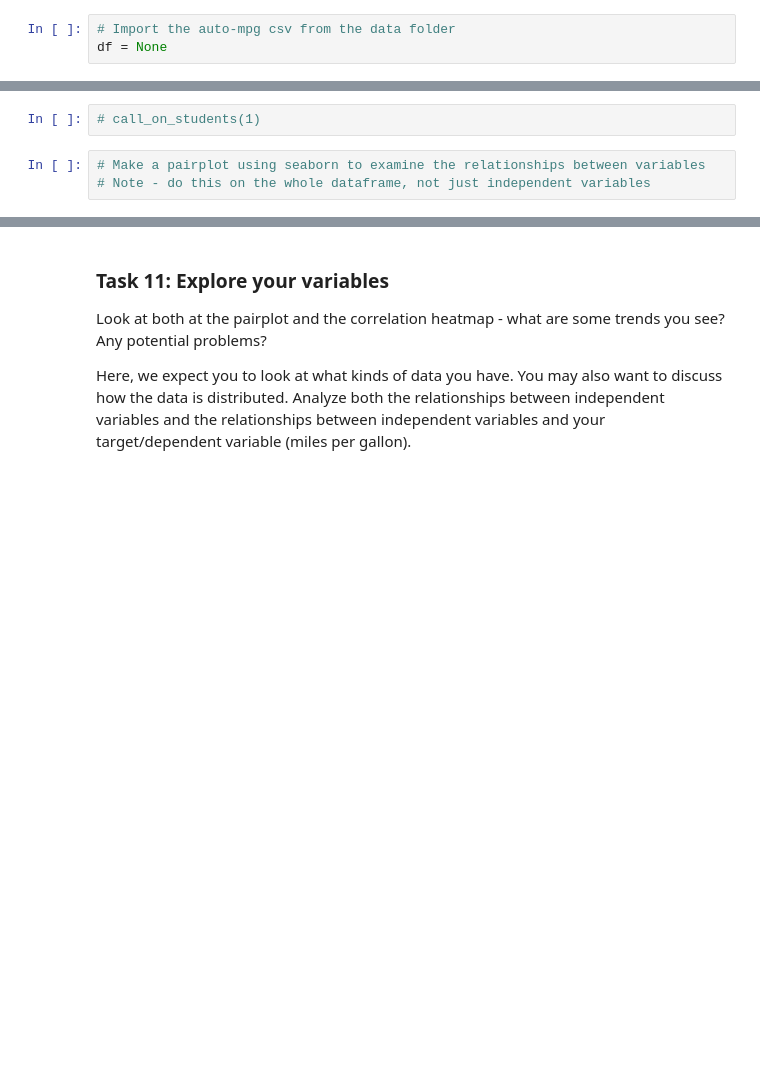
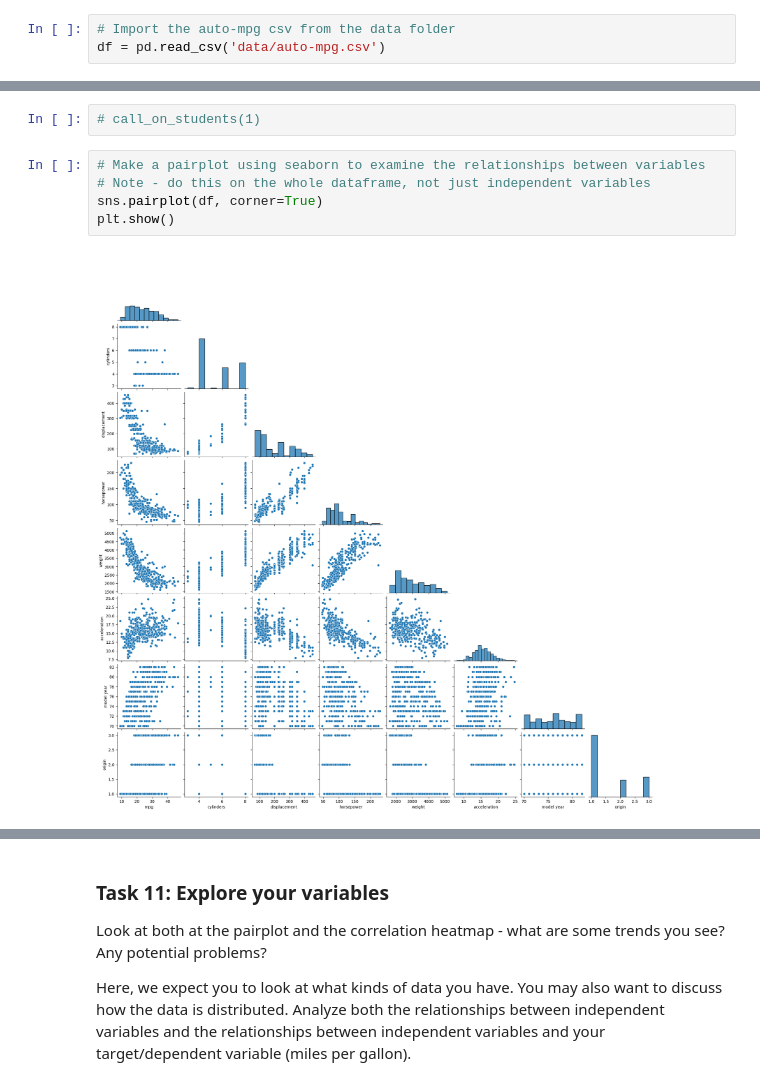
Before and after one commit to alexanderdaffara/NYC-DS-010923, a Jupyter notebook: CodeChallengeReviews/Phase2/P2-Code-Challenge-Review.ipynb, the cells around one changed output, grey strips where cells are left out. Saved outputs shown, nothing was run; the diff lists cells and outputs as text; blank space fills up the shorter version.

```diff
--- a/CodeChallengeReviews/Phase2/P2-Code-Challenge-Review.ipynb
+++ b/CodeChallengeReviews/Phase2/P2-Code-Challenge-Review.ipynb
@@ -54,5 +69,5 @@ Let's make some hypotheses about cars!
 # %%
 # Import the auto-mpg csv from the data folder
-df = None
+df = pd.read_csv('data/auto-mpg.csv')
 # %%
 # Check the head of our data
@@ -183,5 +249,9 @@ import seaborn as sns
 # %%
 # Make a pairplot using seaborn to examine the relationships between variables
 # Note - do this on the whole dataframe, not just independent variables
+sns.pairplot(df, corner=True)
+plt.show()
+# %% [output]
+[figure, added]
 # %%
 # Create a correlation heatmap as well, with seaborn plus the 'corr' function
```
Also changed, not shown: parts of 33 cells of this notebook.
